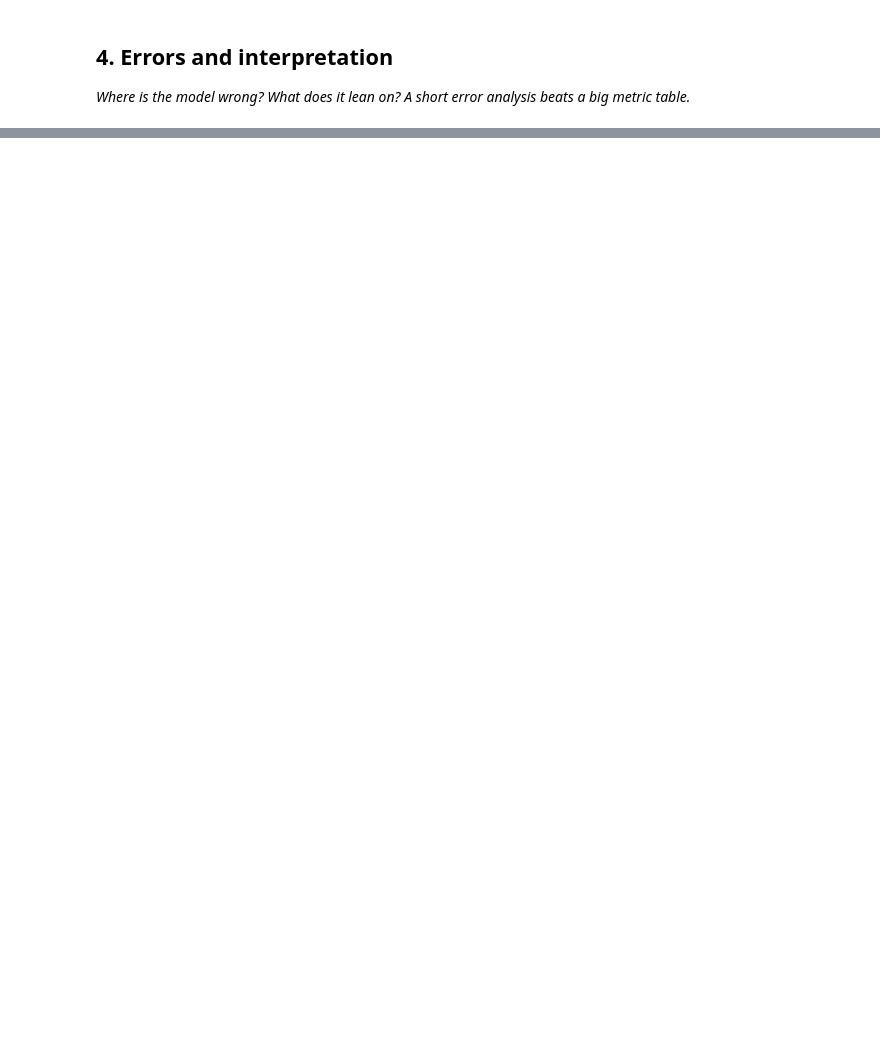
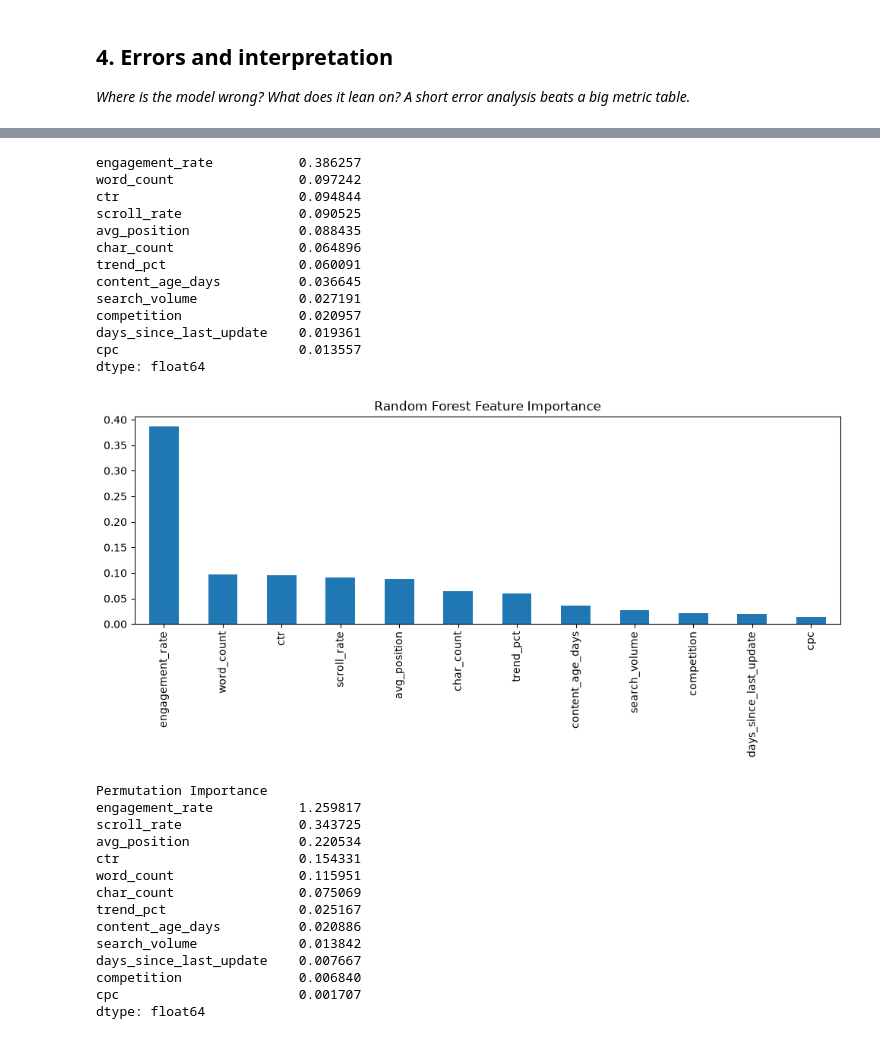
Before and after one commit to riteshy1526/flyrank-internship-ml, a Jupyter notebook: work/notebooks/w05_model.ipynb, the cells around one changed output, grey strips where cells are left out. Cells and saved outputs as stored; diff of their text form; code cells hidden in the pictures; blank space fills up the shorter version.

Commit message:
Complete Week 5 modeling notebook

```diff
--- a/work/notebooks/w05_model.ipynb
+++ b/work/notebooks/w05_model.ipynb
@@ -36,0 +136,76 @@ This skeleton is yours to fill. Work the sections **in order** — each one has
+# %%
+# Feature importance
+importance = pd.Series(
+    model.feature_importances_,
+    index=features
+).sort_values(ascending=False)
+
+print(importance)
+
+# Plot
+plt.figure(figsize=(10,5))
+importance.plot(kind="bar")
+plt.title("Random Forest Feature Importance")
+plt.tight_layout()
+plt.show()
+
+# Permutation importance
+perm = permutation_importance(
+    model,
+    X_test,
+    y_test,
+    n_repeats=10,
+    random_state=42
+)
+
+perm_importance = pd.Series(
+    perm.importances_mean,
+    index=features
+).sort_values(ascending=False)
+
+print("\nPermutation Importance")
+print(perm_importance)
+
+# Error analysis
+results = pd.DataFrame({
+    "Actual": y_test,
+    "Predicted": pred
+})
+
+results["Absolute Error"] = abs(
+    results["Actual"] - results["Predicted"]
+)
+
+results.sort_values(
+    "Absolute Error",
+    ascending=False
+).head(10)
+# %% [output]
+engagement_rate           0.386257
+word_count                0.097242
+ctr                       0.094844
+scroll_rate               0.090525
+avg_position              0.088435
+char_count                0.064896
+trend_pct                 0.060091
+content_age_days          0.036645
+search_volume             0.027191
+competition               0.020957
+days_since_last_update    0.019361
+cpc                       0.013557
+dtype: float64
+[figure, added]
+Permutation Importance
+engagement_rate           1.259817
+scroll_rate               0.343725
+avg_position              0.220534
+ctr                       0.154331
+word_count                0.115951
+char_count                0.075069
+trend_pct                 0.025167
+content_age_days          0.020886
+search_volume             0.013842
+days_since_last_update    0.007667
+competition               0.006840
+cpc                       0.001707
+dtype: float64
```
Also changed, not shown: parts of 13 cells of this notebook.
